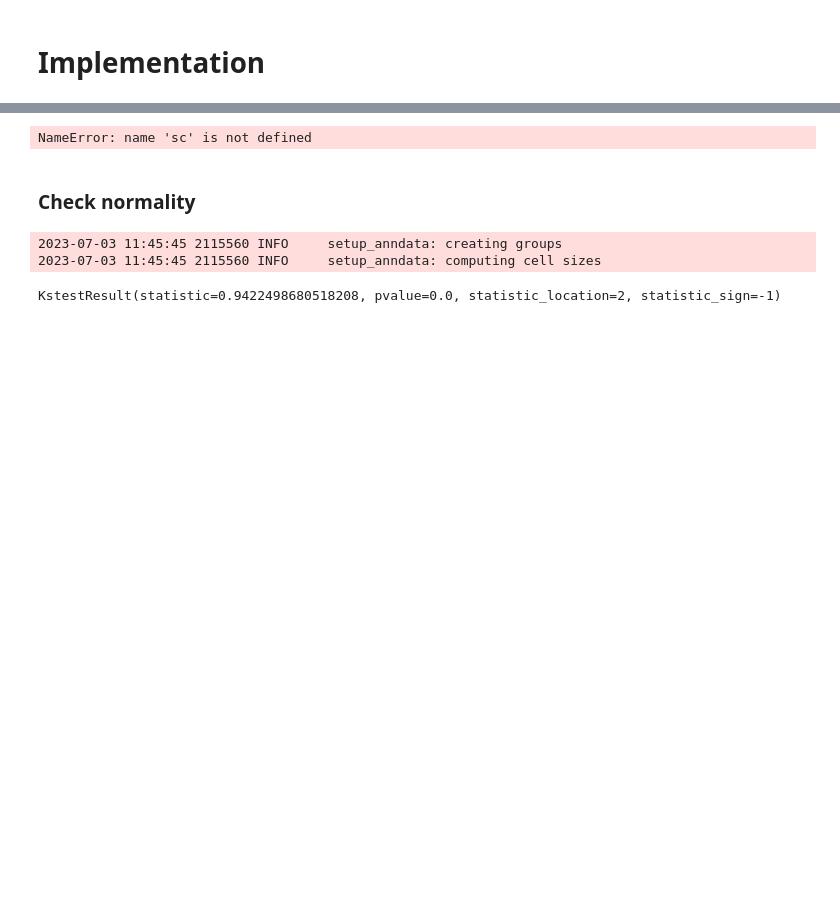
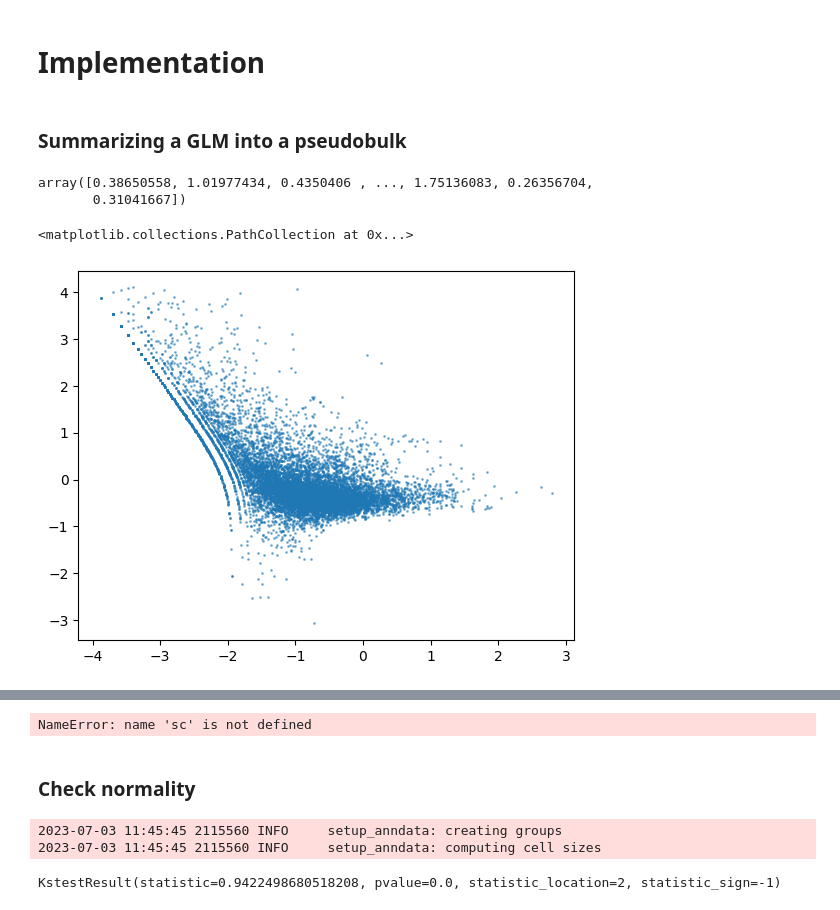
Before and after one commit to mincheoly/memento, a Jupyter notebook: examples/implementation.ipynb, the cells around one changed output, grey strips where cells are left out. Drawn from its saved outputs; the diff is of its cells as text; code cells hidden in the pictures; blank space fills up the shorter version.

```diff
--- a/examples/implementation.ipynb
+++ b/examples/implementation.ipynb
@@ -31,3 +31,23 @@ import memento.model.rna as rna
 import memento.estimator.hypergeometric as hg
 # %%
 data_path = '/data_volume/memento/'
+# %% [markdown]
+### Summarizing a GLM into a pseudobulk
+# %%
+dataset = 'Hagai2018_mouse-pic'
+# %%
+adata = sc.read_h5ad(data_path +'hagai/sc_rnaseq/h5Seurat/' + dataset + '.h5ad')
+# %%
+m = adata.X.toarray().mean(axis=0)
+v = adata.X.toarray().var(axis=0)
+alpha = (v-m)/m**2
+# %%
+alpha
+# %% [output]
+array([0.38650558, 1.01977434, 0.4350406 , ..., 1.75136083, 0.26356704,
+       0.31041667])
+# %%
+plt.scatter(np.log10(m), np.log10(alpha), s=1, alpha=0.5)
+# %% [output]
+<matplotlib.collections.PathCollection at 0x...>
+[figure, added]
```
Also changed, not shown: parts of 15 cells of this notebook, 1 other file.
